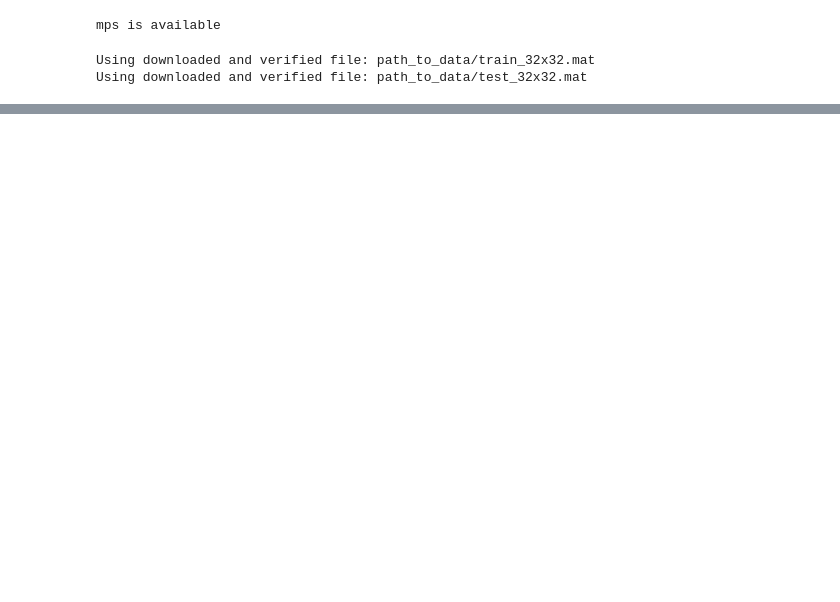
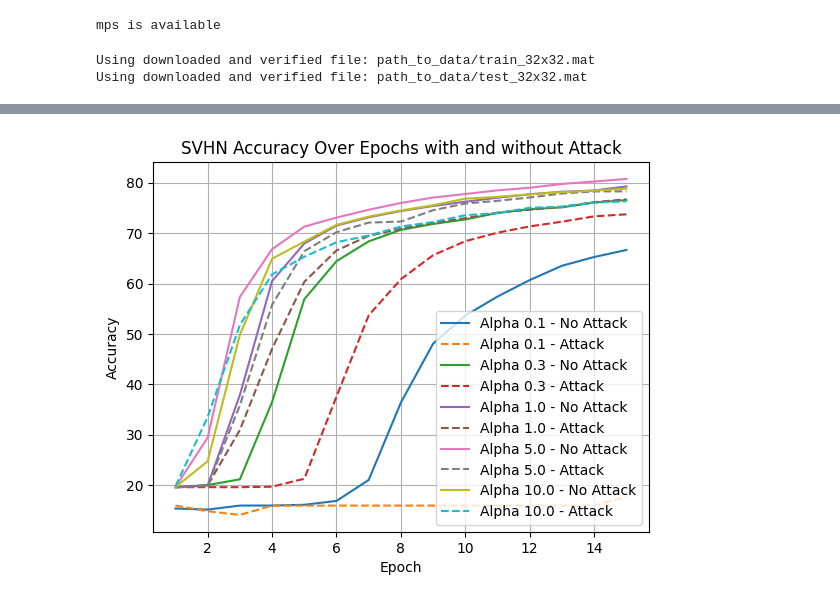
Before and after one commit to malachimcknight/ECE-535, a Jupyter notebook: SVHN-Attack-Report.ipynb, the cells around one changed output, grey strips where cells are left out. Cells and saved outputs as stored; diff of their text form; code cells hidden in the pictures; blank space fills up the shorter version.

```diff
--- a/SVHN-Attack-Report.ipynb
+++ b/SVHN-Attack-Report.ipynb
@@ -38,9 +40,6 @@ Using downloaded and verified file: path_to_data/train_32x32.mat
 Using downloaded and verified file: path_to_data/test_32x32.mat
 # %%
 def partition_data(dataset, num_clients, alpha):
-    """
-    Partitions the dataset using Dirichlet distribution to simulate heterogeneity.
-    """
     targets = np.array(dataset.labels)
     num_classes = len(np.unique(targets))
     client_indices = {i: [] for i in range(num_clients)}
@@ -75,9 +74,6 @@ class SimpleCNN(torch.nn.Module):
         return x
 # %%
 def train_on_worker(model, dataloader, device="cpu"):
-    """
-    Trains a model on a worker's local data.
-    """
     model.to(device)
     optimizer = torch.optim.SGD(model.parameters(), lr=0.01)
     criterion = torch.nn.CrossEntropyLoss()
@@ -95,15 +91,12 @@ def train_on_worker(model, dataloader, device="cpu"):
     return {k: v.clone() for k, v in model.state_dict().items()}
 # %%
 def aggregate_updates(updates):
-    """
-    Averages updates for global aggregation.
-    """
-    return {k: torch.mean(torch.stack([u[k] for u in updates]), dim=0) for k in updates[0]}
+    return {
+        k: torch.mean(torch.stack([u[k] for u in updates]), dim=0) for k in updates[0]
+    }
+
 
 def full_trim(update, fraction):
-    """
-    Applies a full-trim attack to a model update.
-    """
     for key, param in update.items():
         k = int(param.numel() * fraction)
         flat = param.view(-1)
@@ -112,9 +105,6 @@ def full_trim(update, fraction):
     return update
 # %%
 def evaluate_model(model, dataloader, device="cpu"):
-    """
-    Evaluates the model on the test set.
-    """
     model.to(device)
     model.eval()
 
@@ -221,0 +233,27 @@ plt.show()
+# %%
+plt.figure()
+
+for alpha in alphas:
+    epochs = np.arange(1, Epochs + 1)
+    plt.plot(
+        epochs,
+        epoch_results[alpha]["Normal"],
+        label=f"Alpha {alpha} - No Attack",
+        linestyle="-",
+    )
+    plt.plot(
+        epochs,
+        epoch_results[alpha]["Attack"],
+        label=f"Alpha {alpha} - Attack",
+        linestyle="--",
+    )
+
+plt.xlabel("Epoch")
+plt.ylabel("Accuracy")
+plt.title("SVHN Accuracy Over Epochs with and without Attack")
+plt.legend()
+plt.grid(True)
+plt.savefig("SVHN_Accuracy_Over_Epochs.png")
+plt.show()
+# %% [output]
+[figure, added]
```
Also changed, not shown: parts of 4 cells of this notebook, 4 other files.
